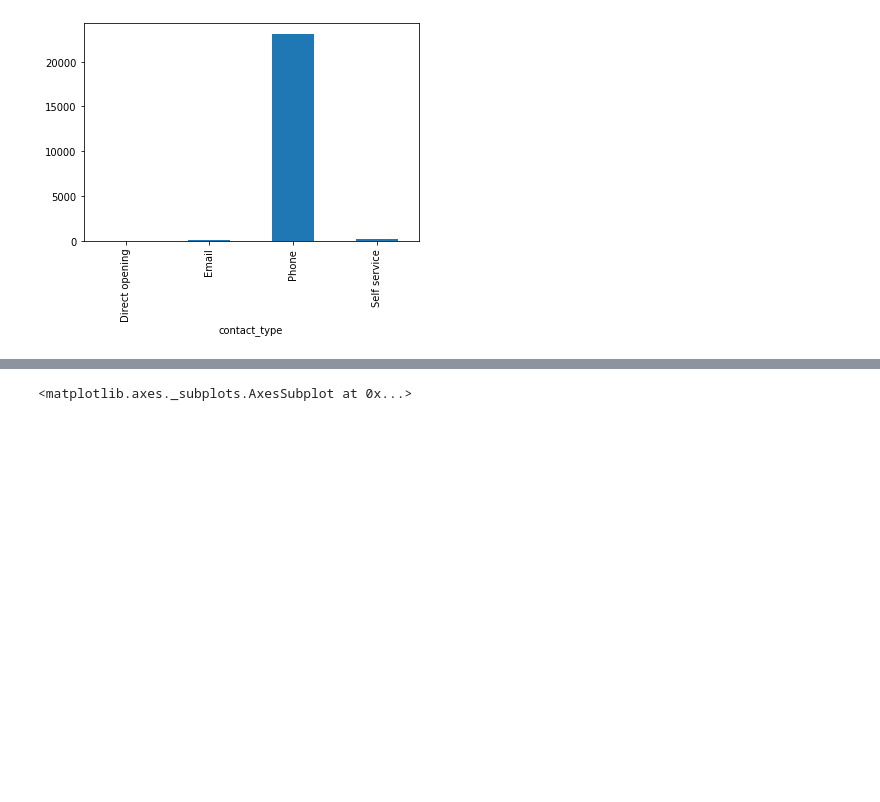
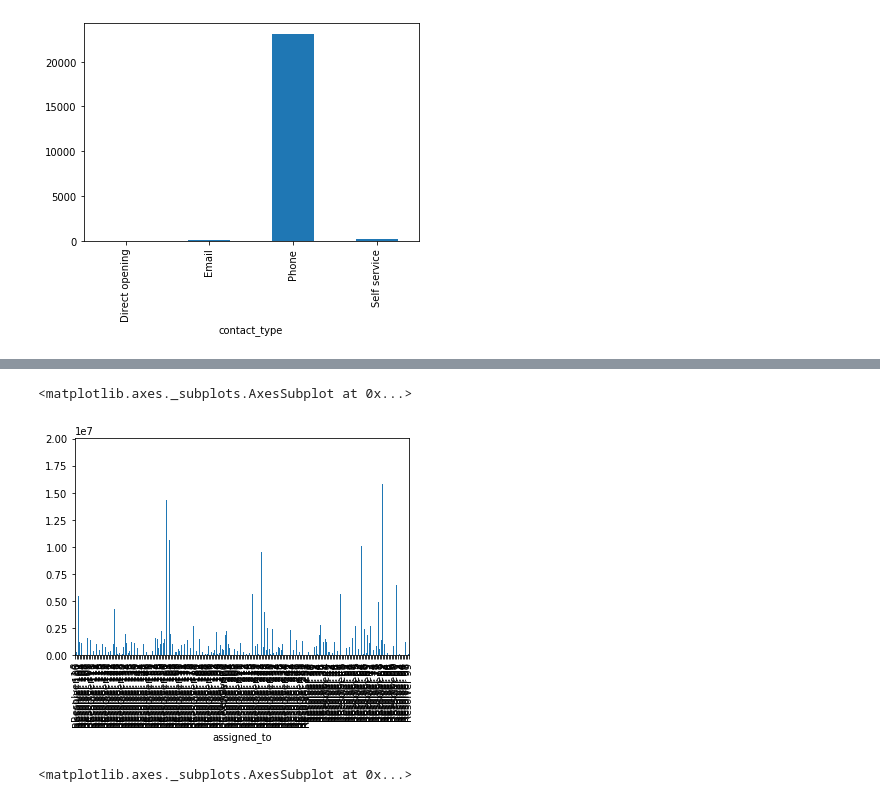
Before and after one commit to jamaicv/projet_python, a Jupyter notebook: projet.ipynb, the cells around one changed output, grey strips where cells are left out. Saved outputs shown, nothing was run; the diff lists cells and outputs as text; code cells hidden in the pictures; blank space fills up the shorter version.

```diff
--- a/projet.ipynb
+++ b/projet.ipynb
@@ -135,7 +140,9 @@ m_set.groupby('knowledge')['delta'].mean().plot(kind="bar")
 # %%
-# m_set.groupby('contact_type')['number'].nunique().plot(kind='bar')
-# m_set.groupby('assigned_to')['delta'].mean().plot(kind="bar")
+m_set.groupby('assigned_to')['delta'].mean().plot(kind="bar")
 # m_set.groupby('notify')['delta'].mean().plot(kind="bar")
+# %% [output]
+<matplotlib.axes._subplots.AxesSubplot at 0x...>
+[figure, added]
 # %%
 import seaborn as sns
 
```
Also changed, not shown: parts of 3 cells of this notebook.
